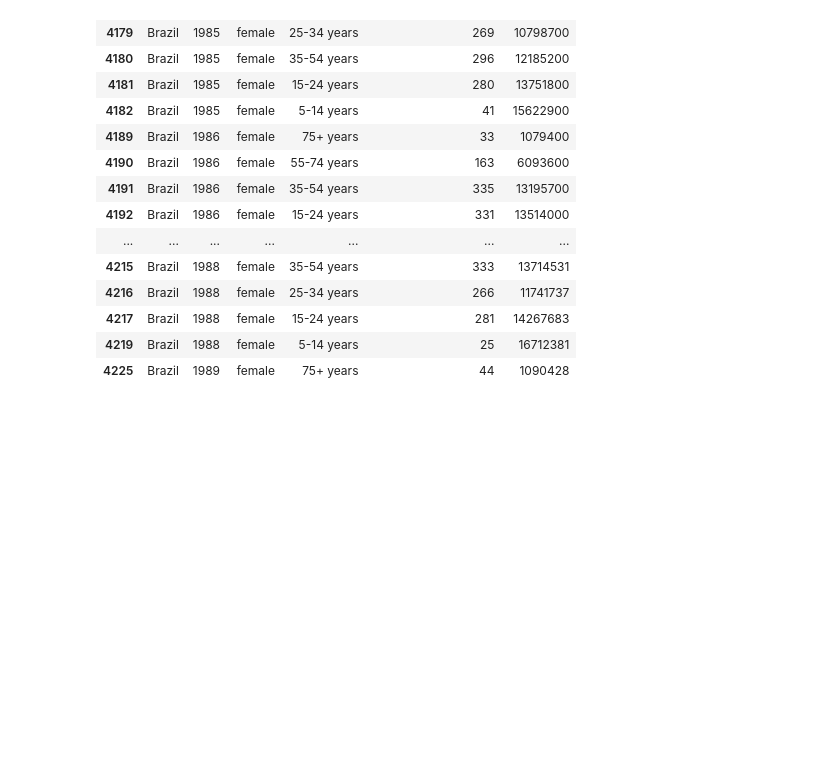
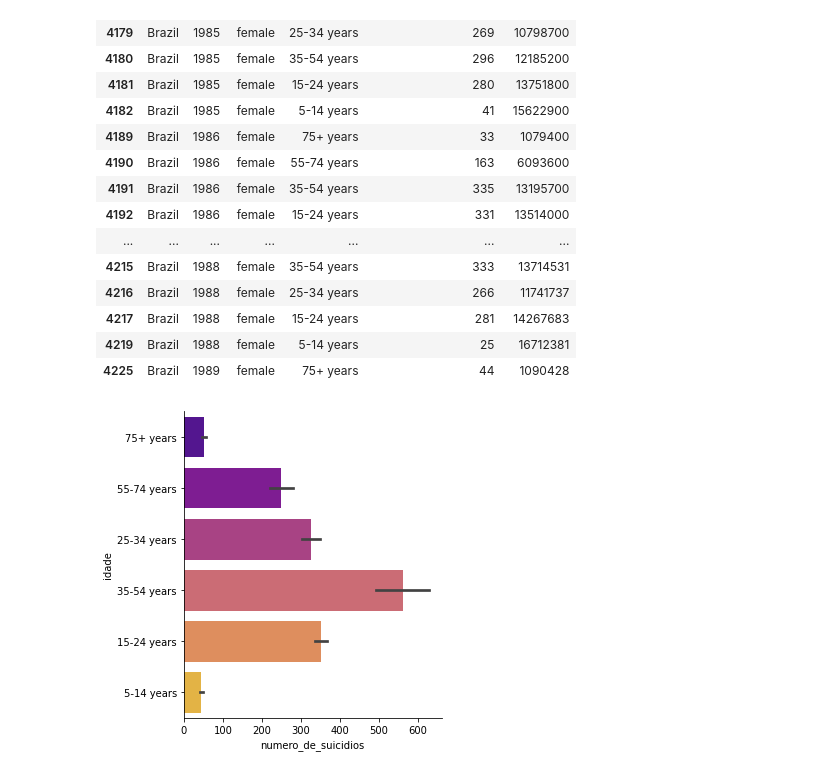
Before and after one commit to littlebru/Indice-de-Suicidio-no-Brasil, a Jupyter notebook: Analise_dados_suicidio.ipynb, the cells around one changed output. Saved outputs shown, nothing was run; the diff lists cells and outputs as text; code cells hidden in the pictures; blank space fills up the shorter version.

```diff
--- a/Analise_dados_suicidio.ipynb
+++ b/Analise_dados_suicidio.ipynb
@@ -293,3 +338,8 @@ dados_mulheres_brasileiras.head(25).query('genero == "female"').style.highlight_
 | 4217 | Brazil | 1988 | female | 15-24 years | 281 | 14267683 |
 | 4219 | Brazil | 1988 | female | 5-14 years | 25 | 16712381 |
 | 4225 | Brazil | 1989 | female | 75+ years | 44 | 1090428 |
+# %%
+sns.catplot(x="numero_de_suicidios", y="idade",palette='plasma', kind='bar',
+           data= dados_mulheres_brasileiras)
+# %% [output]
+[figure, added]
```
Also changed, not shown: parts of 12 cells of this notebook.
